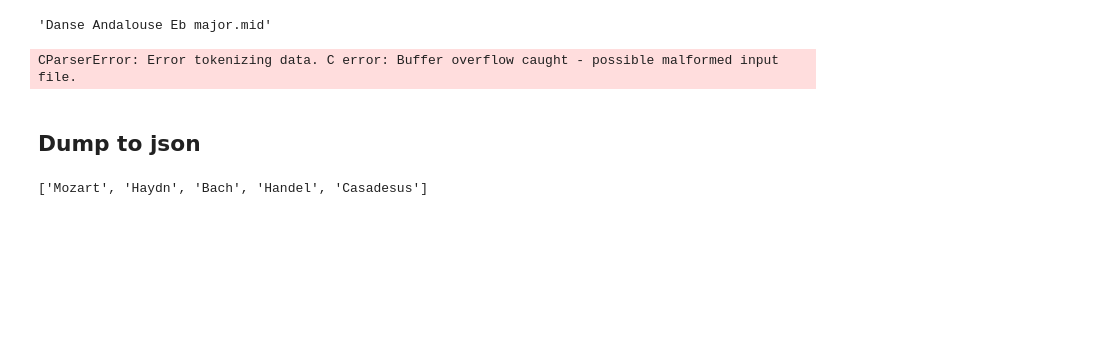
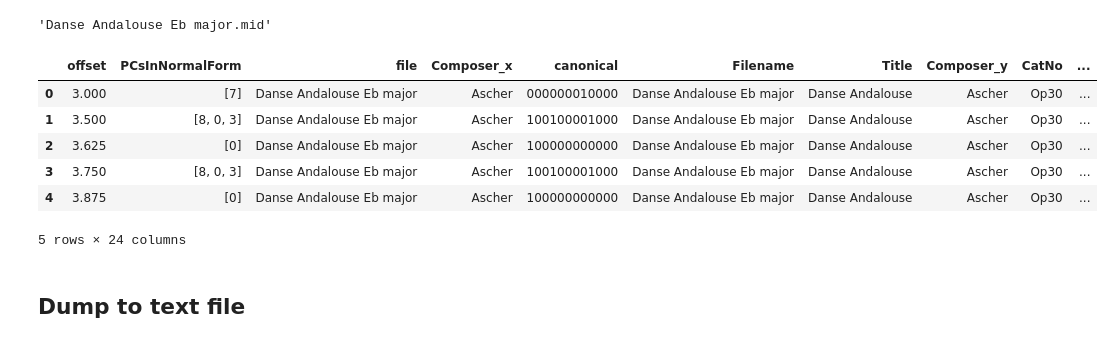
Before and after one commit to eamonnbell/music-mining, a Jupyter notebook: gensim/Process YCAC.ipynb, the cells around one changed output. Saved outputs shown, nothing was run; the diff lists cells and outputs as text; code cells hidden in the pictures; blank space fills up the shorter version.

```diff
--- a/gensim/Process YCAC.ipynb
+++ b/gensim/Process YCAC.ipynb
@@ -56,7 +61,5 @@ df.to_csv('all_canonical.csv')
 # %%
-meta = pd.read_csv('/home/eamonn/Projects/corpuscule/ycac/csv/metadata/YCAC-metadata.csv')
+meta = pd.read_csv(open('/home/eamonn/Projects/corpuscule/ycac/csv/metadata/YCAC-metadata.csv', 'r'))
-# %% [output]
-CParserError: Error tokenizing data. C error: Buffer overflow caught - possible malformed input file.
 # %%
 meta.Date.fillna(meta.Range, inplace=True)
 # %%
@@ -67,7 +70,7 @@ def process_range(d):
         if '-' in d:
             a = int(d.split('-')[0])
             b = int(d.split('-')[1])
-            return (a + b) / 2
+            return int((a + b) / 2)
         else:
             return int(d)
     except:
@@ -84,5 +85,13 @@ master.to_csv('all_canonical.csv')
-# %%
-master = pd.read_csv('all_canonical.csv', dtype={'canonical':object})
+# %%
+master.head(5)
+# %% [output]
+|  | offset | PCsInNormalForm | file | Composer_x | canonical | Filename | Title | Composer_y | CatNo | ... |
+| 0 | 3.000 | [7] | Danse Andalouse Eb major | Ascher | 000000010000 | Danse Andalouse Eb major | Danse Andalouse | Ascher | Op30 | ... |
+| 1 | 3.500 | [8, 0, 3] | Danse Andalouse Eb major | Ascher | 100100001000 | Danse Andalouse Eb major | Danse Andalouse | Ascher | Op30 | ... |
+| 2 | 3.625 | [0] | Danse Andalouse Eb major | Ascher | 100000000000 | Danse Andalouse Eb major | Danse Andalouse | Ascher | Op30 | ... |
+| 3 | 3.750 | [8, 0, 3] | Danse Andalouse Eb major | Ascher | 100100001000 | Danse Andalouse Eb major | Danse Andalouse | Ascher | Op30 | ... |
+| 4 | 3.875 | [0] | Danse Andalouse Eb major | Ascher | 100000000000 | Danse Andalouse Eb major | Danse Andalouse | Ascher | Op30 | ... |
+5 rows × 24 columns
 # %% [markdown]
-## Dump to json
+## Dump to text file
 # %%
@@ -90,5 +99 @@ composers = list(master.Composer.value_counts().keys()[:20])
-# %%
-top_20_comp
-# %% [output]
-['Mozart', 'Haydn', 'Bach', 'Handel', 'Casadesus']
 # %%
```
Also changed, not shown: parts of 15 cells of this notebook, 18 other files.
